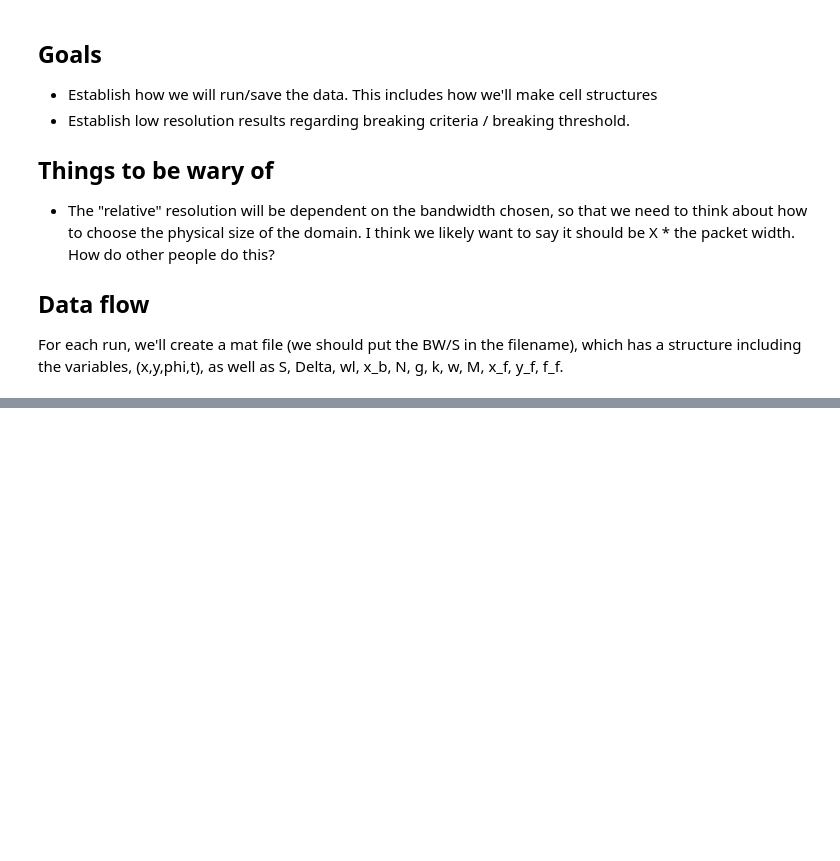
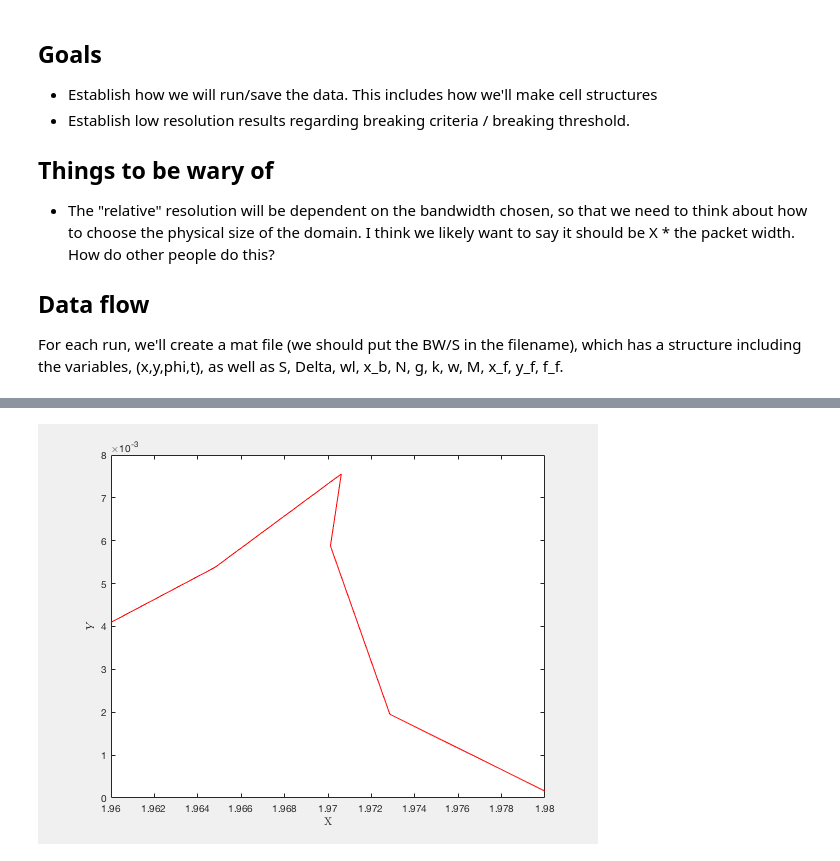
Before and after one commit to npizzo/particlekinematics, a Jupyter notebook: Focusing Packets.ipynb, the cells around one changed output, grey strips where cells are left out. Saved outputs shown, nothing was run; the diff lists cells and outputs as text; code cells hidden in the pictures; blank space fills up the shorter version.

```diff
--- a/Focusing Packets.ipynb
+++ b/Focusing Packets.ipynb
@@ -161,0 +189,15 @@ eps2 =
+# %%
+clf
+set(gca,'fontsize',28)
+for i=1:35:length(t)
+plot(x_o(:,end),y_o(:,end),'r')
+% pause(0.1)
+hold on
+xlim([1.96 1.98])
+% ylim([-1e-2 1e-2])
+end
+% set(gca,'fontsize',28)
+xlabel('X','interpreter','latex')
+ylabel('$Y$','interpreter','latex')
+# %% [output]
+[figure, added]
```
Also changed, not shown: parts of 5 cells of this notebook.
